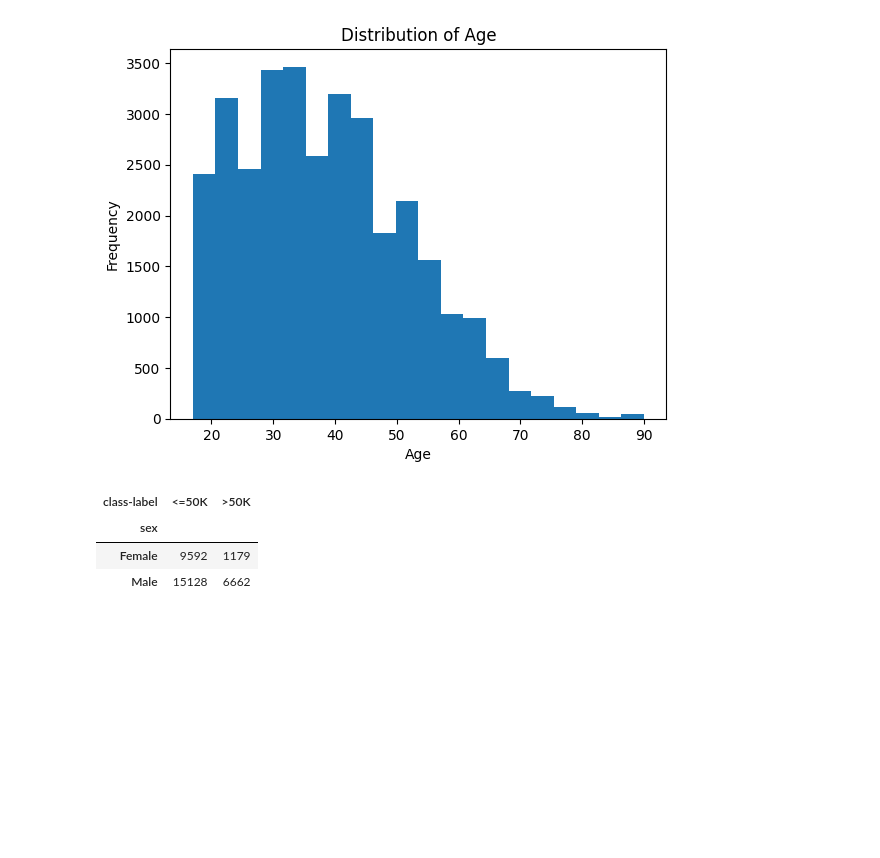
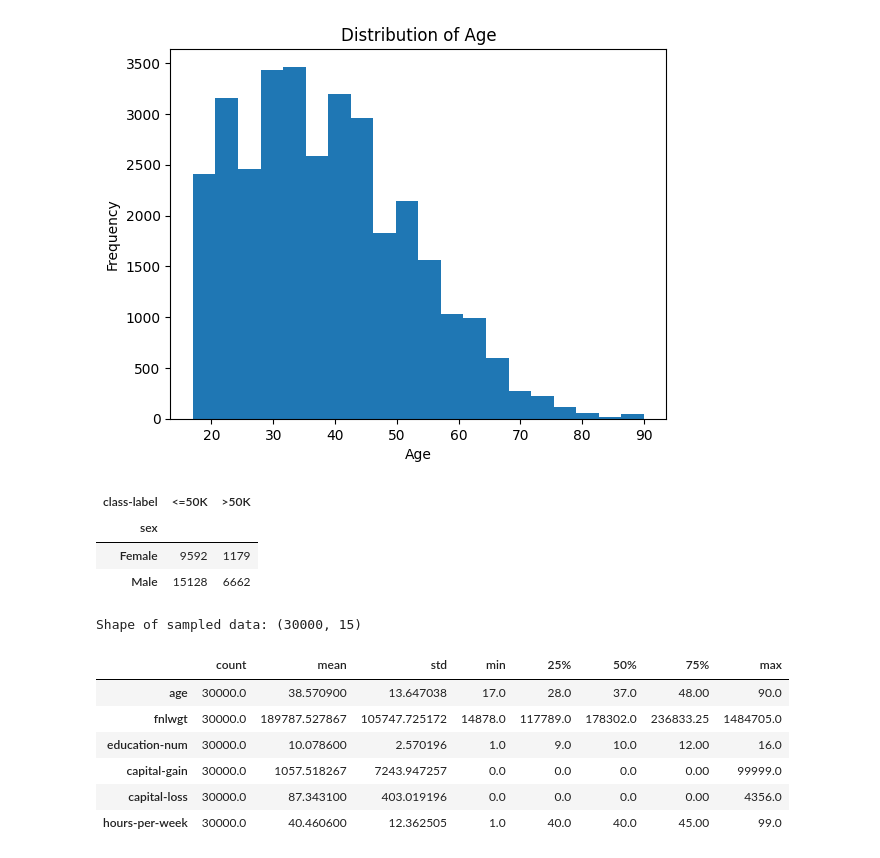
Before and after one commit to sbogde/pandamonium, a Jupyter notebook: dmi_01_adult_income_01.ipynb, the cells around one changed output. Drawn from its saved outputs; the diff is of its cells as text; code cells hidden in the pictures; blank space fills up the shorter version.

```diff
--- a/dmi_01_adult_income_01.ipynb
+++ b/dmi_01_adult_income_01.ipynb
@@ -222,3 +209,20 @@ pd.crosstab(data['sex'], data['class-label'])
 | sex |  |  |
 | Female | 9592 | 1179 |
 | Male | 15128 | 6662 |
+# %%
+# Sample 30,000 records from the dataset with random_state for reproducibility
+data_sample = data.sample(n=30000, random_state=236)
+print("Shape of sampled data:", data_sample.shape)
+# %% [output]
+Shape of sampled data: (30000, 15)
+# %%
+# Generate descriptive statistics for numerical columns
+data_sample.describe().T
+# %% [output]
+|  | count | mean | std | min | 25% | 50% | 75% | max |
+| age | 30000.0 | 38.570900 | 13.647038 | 17.0 | 28.0 | 37.0 | 48.00 | 90.0 |
+| fnlwgt | 30000.0 | 189787.527867 | 105747.725172 | 14878.0 | 117789.0 | 178302.0 | 236833.25 | 1484705.0 |
+| education-num | 30000.0 | 10.078600 | 2.570196 | 1.0 | 9.0 | 10.0 | 12.00 | 16.0 |
+| capital-gain | 30000.0 | 1057.518267 | 7243.947257 | 0.0 | 0.0 | 0.0 | 0.00 | 99999.0 |
+| capital-loss | 30000.0 | 87.343100 | 403.019196 | 0.0 | 0.0 | 0.0 | 0.00 | 4356.0 |
+| hours-per-week | 30000.0 | 40.460600 | 12.362505 | 1.0 | 40.0 | 40.0 | 45.00 | 99.0 |
```
Also changed, not shown: parts of 18 cells of this notebook.
